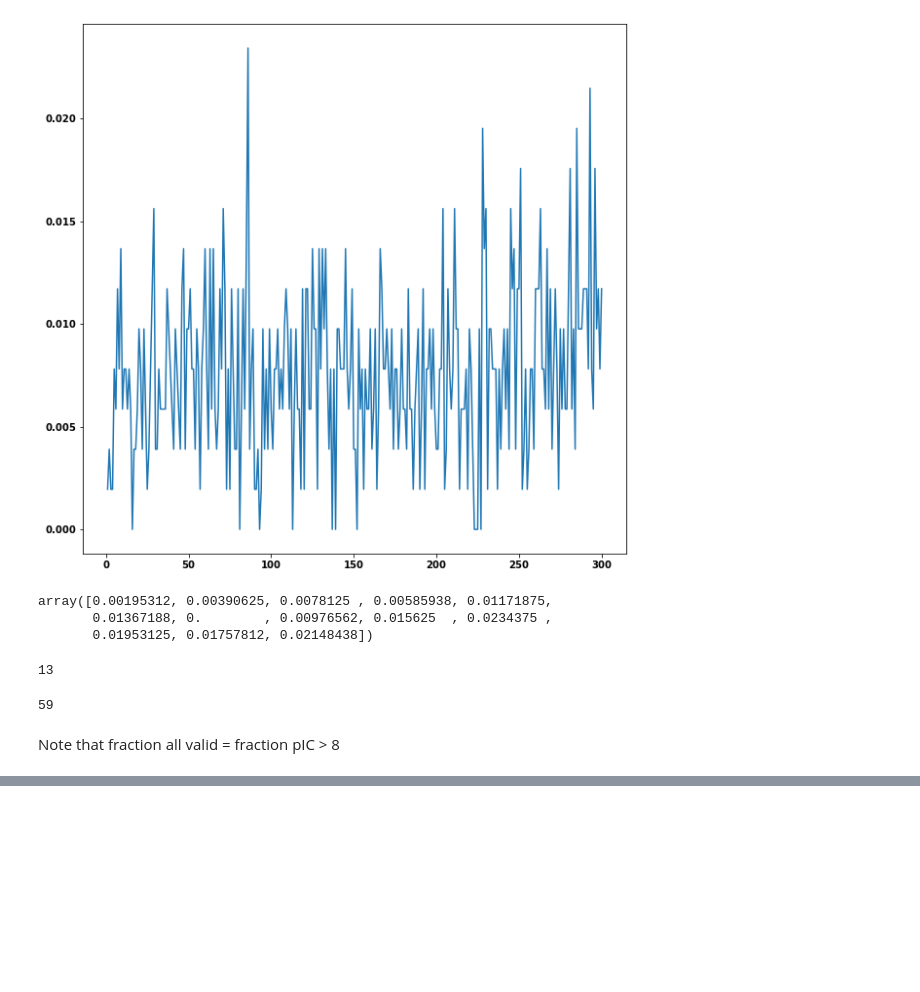
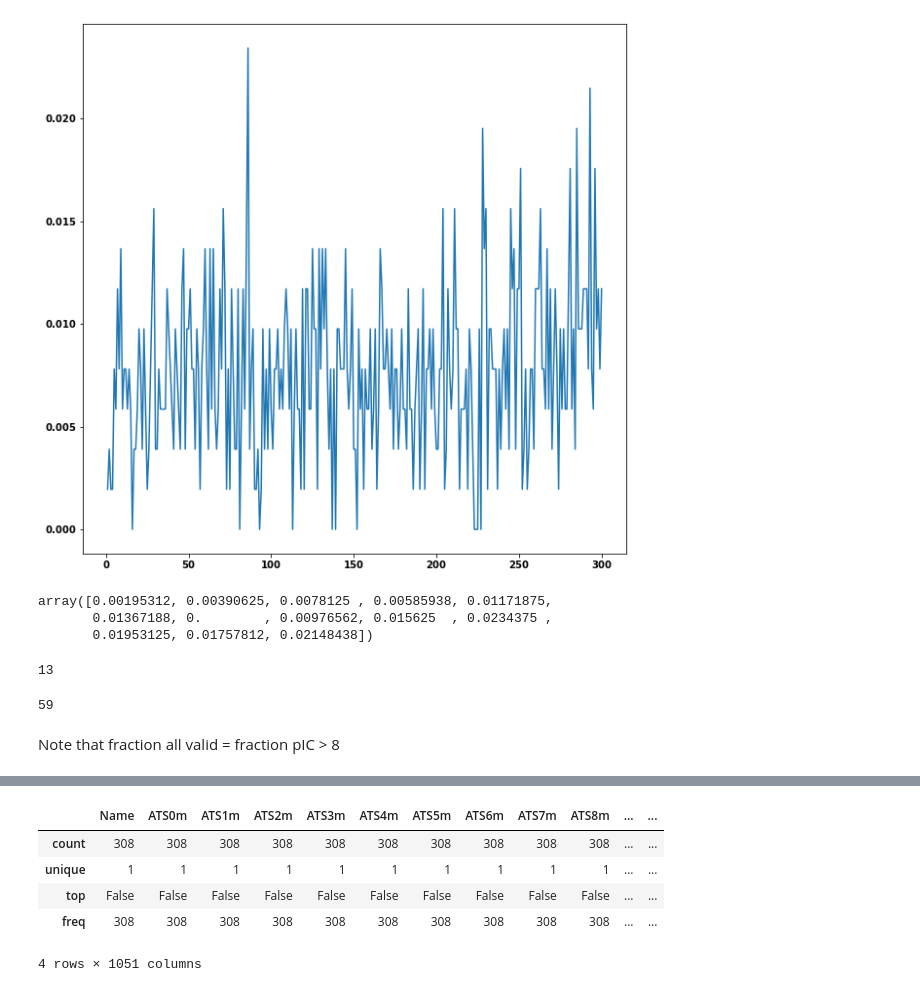
Before and after one commit to mew-two-github/de-Novo-drug-Design, a Jupyter notebook: 3.6/FMPO-Visualising the outputs.ipynb, the cells around one changed output, grey strips where cells are left out. Drawn from its saved outputs; the diff is of its cells as text; code cells hidden in the pictures; blank space fills up the shorter version.

```diff
--- a/3.6/FMPO-Visualising the outputs.ipynb
+++ b/3.6/FMPO-Visualising the outputs.ipynb
@@ -979,0 +1055,9 @@ from rewards import get_padel
+# %%
+df.isna().describe()
+# %% [output]
+|  | Name | ATS0m | ATS1m | ATS2m | ATS3m | ATS4m | ATS5m | ATS6m | ATS7m | ATS8m | ... | ... |
+| count | 308 | 308 | 308 | 308 | 308 | 308 | 308 | 308 | 308 | 308 | ... | ... |
+| unique | 1 | 1 | 1 | 1 | 1 | 1 | 1 | 1 | 1 | 1 | ... | ... |
+| top | False | False | False | False | False | False | False | False | False | False | ... | ... |
+| freq | 308 | 308 | 308 | 308 | 308 | 308 | 308 | 308 | 308 | 308 | ... | ... |
+4 rows × 1051 columns
```
Also changed, not shown: parts of 16 cells of this notebook, 42 other files.
